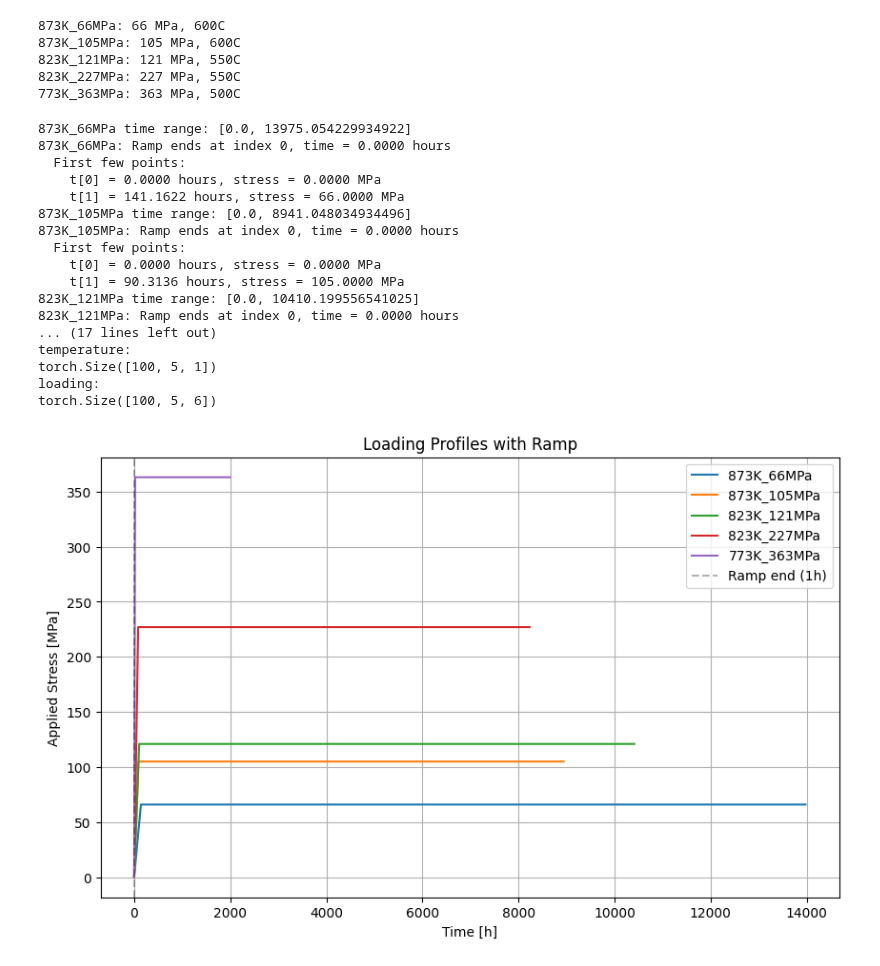
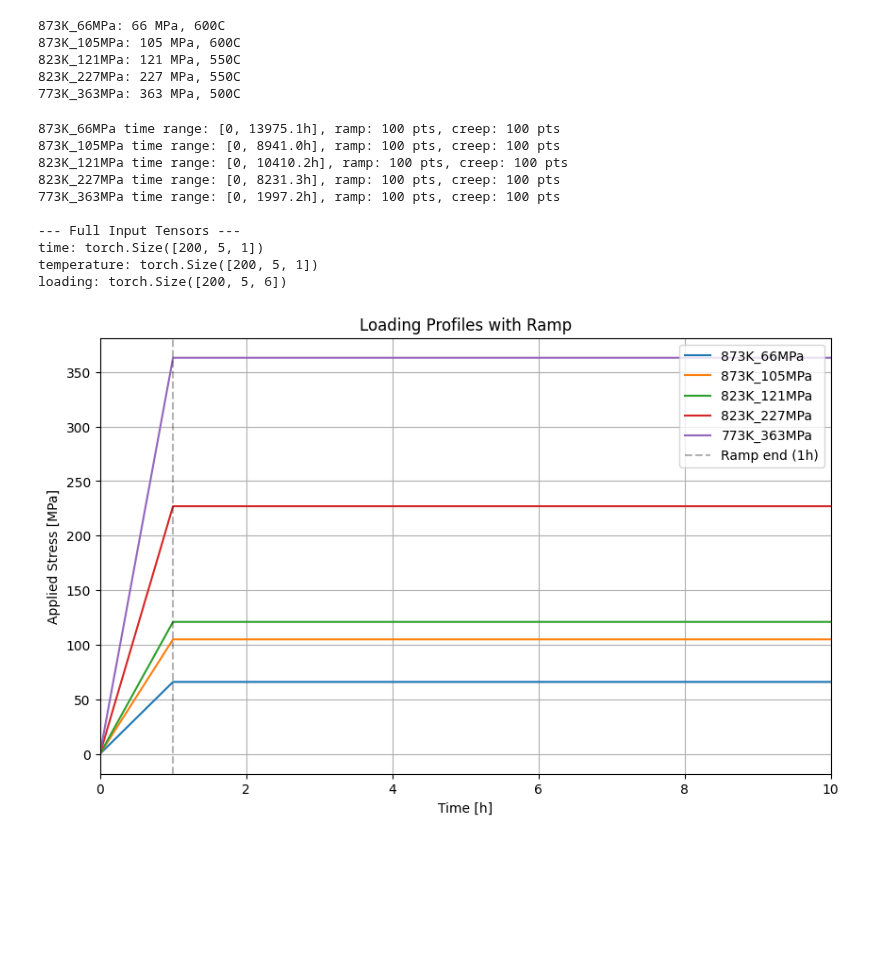
Before and after one commit to ColinMG2/neml2, a Jupyter notebook: cmg_projects/example_creep_deterministic.ipynb, the cells around one changed output. Saved outputs shown, nothing was run; the diff lists cells and outputs as text; code cells hidden in the pictures; blank space fills up the shorter version.

```diff
--- a/cmg_projects/example_creep_deterministic.ipynb
+++ b/cmg_projects/example_creep_deterministic.ipynb
@@ -99,66 +101,59 @@ for batch_idx, (label, stress, temperature) in enumerate(exp_conditions):
 823K_227MPa: 227 MPa, 550C
 773K_363MPa: 363 MPa, 500C
 # %%
+ramp_time = 1.0   # hours - duration of linear stress ramp
+n_ramp = 100     # points in [0, ramp_time]
+n_creep = 100     # points in (ramp_time, max_time]
+ntime = n_ramp + n_creep
+
 time = torch.zeros((ntime, nbatch, 1), device=device)
 loading = torch.zeros((ntime, nbatch, 6), device=device)
 temperature = torch.zeros((ntime, nbatch, 1), device=device)
 
 for batch_idx, (label, stress_val, temp_val) in enumerate(exp_conditions):
-    min_time = time_data[label].min().item()
     max_time = time_data[label].max().item()
 
-    print(f"{label} time range: [{min_time}, {max_time}]")
+    # Build time array: dense ramp segment + creep segment
+    ramp_times = torch.linspace(0.0, ramp_time, n_ramp, device=device)
+    creep_times = torch.linspace(ramp_time, max_time, n_creep + 1, device=device)[1:]  # exclude duplicate at ramp_time
+    time_values = torch.cat([ramp_times, creep_times])
 
-    time_values = torch.linspace(min_time, max_time, ntime, device=device)
     time[:, batch_idx, 0] = time_values
     temperature[:, batch_idx, 0] = temp_val
 
-    ramp_time = 1.0
-    ramp_fraction = torch.clamp(time_values/ramp_time, 0.0, 1.0)
-    loading[:, batch_idx, 0] = stress_val * ramp_fraction
+    # Loading: linear ramp 0 -> stress_val over [0, ramp_time], then constant
+    ramp_load = torch.linspace(0.0, float(stress_val), n_ramp, device=device)
+    creep_load = torch.full((n_creep,), float(stress_val), device=device)
+    loading[:, batch_idx, 0] = torch.cat([ramp_load, creep_load])
 
-    ramp_idx = (time_values <= ramp_time).sum().item()
-    if ramp_idx > 0:
-        print(f"{label}: Ramp ends at index {ramp_idx-1}, time = {time_values[ramp_idx-1]:.4f} hours")
-    else:
-        print(f"{label}: No ramp (min_time > {ramp_time})")
+    print(f"{label} time range: [0, {max_time:.1f}h], ramp: {n_ramp} pts, creep: {n_creep} pts")
 
-    print(f"  First few points:")
-    for i in range(min(2, len(time_values))):
-        print(f"    t[{i}] = {time_values[i]:.4f} hours, stress = {loading[i, batch_idx, 0]:.4f} MPa")
-
-print(f"\n--- Full Input Tensors ---\ntime:\n{time.shape}\ntemperature:\n{temperature.shape}\nloading:\n{loading.shape}")
+print(f"\n--- Full Input Tensors ---\ntime: {time.shape}\ntemperature: {temperature.shape}\nloading: {loading.shape}")
 plt.figure(figsize=(10, 6))
 for batch_idx, (label, stress_val, temp_val) in enumerate(exp_conditions):
     plt.plot(time[:, batch_idx, 0].cpu().numpy(),
              loading[:, batch_idx, 0].cpu().numpy(),
              label=f"{label}")
 plt.xlabel('Time [h]')
 plt.ylabel('Applied Stress [MPa]')
 plt.title('Loading Profiles with Ramp')
+plt.xlim([0, 10])
 plt.axvline(x=ramp_time, color='k', linestyle='--', alpha=0.3, label='Ramp end (1h)')
 plt.legend()
 plt.grid()
 plt.show()
 # %% [output]
-873K_66MPa time range: [0.0, 13975.054229934922]
-873K_66MPa: Ramp ends at index 0, time = 0.0000 hours
-  First few points:
-    t[0] = 0.0000 hours, stress = 0.0000 MPa
-    t[1] = 141.1622 hours, stress = 66.0000 MPa
-873K_105MPa time range: [0.0, 8941.048034934496]
-873K_105MPa: Ramp ends at index 0, time = 0.0000 hours
-  First few points:
-    t[0] = 0.0000 hours, stress = 0.0000 MPa
-    t[1] = 90.3136 hours, stress = 105.0000 MPa
-823K_121MPa time range: [0.0, 10410.199556541025]
-823K_121MPa: Ramp ends at index 0, time = 0.0000 hours
-... (17 lines left out)
-temperature:
-torch.Size([100, 5, 1])
-loading:
-torch.Size([100, 5, 6])
+873K_66MPa time range: [0, 13975.1h], ramp: 100 pts, creep: 100 pts
+873K_105MPa time range: [0, 8941.0h], ramp: 100 pts, creep: 100 pts
+823K_121MPa time range: [0, 10410.2h], ramp: 100 pts, creep: 100 pts
+823K_227MPa time range: [0, 8231.3h], ramp: 100 pts, creep: 100 pts
+773K_363MPa time range: [0, 1997.2h], ramp: 100 pts, creep: 100 pts
+
+--- Full Input Tensors ---
+time: torch.Size([200, 5, 1])
+temperature: torch.Size([200, 5, 1])
+loading: torch.Size([200, 5, 6])
-[figure, old version]
+[figure, new version]
 # %%
 for stress_label in time_data:
     print(f"Initial data size for {label}:\n{time_data[stress_label].shape}")
```
Also changed, not shown: parts of 5 cells of this notebook, 24 other files.
